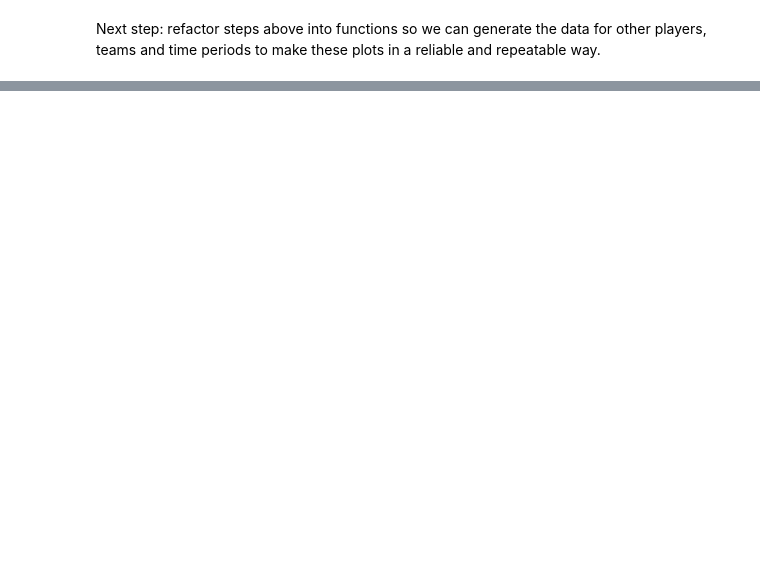
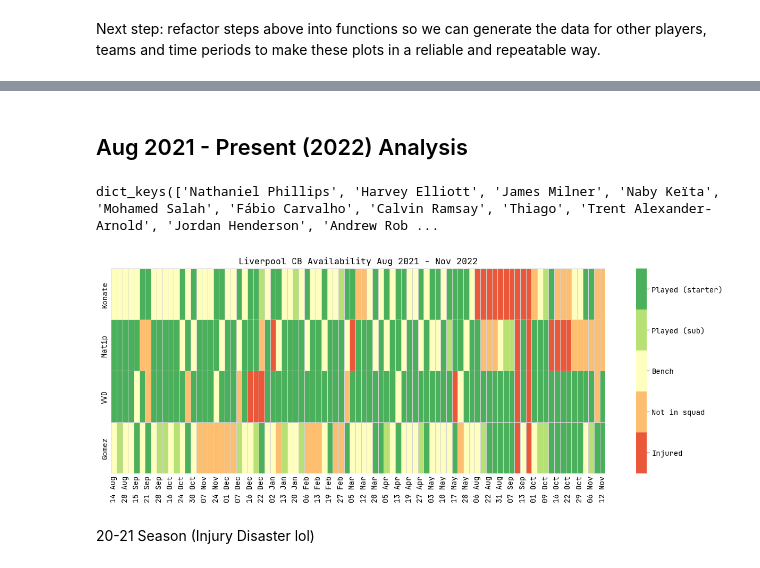
Before and after one commit to ismailmo1/football-data-viz, a Jupyter notebook: lpool-cb-injuries/konate-injuries.ipynb, the cells around one changed output, grey strips where cells are left out. Drawn from its saved outputs; the diff is of its cells as text; code cells hidden in the pictures; blank space fills up the shorter version.

Commit message:
added team and position analysis

```diff
--- a/lpool-cb-injuries/konate-injuries.ipynb
+++ b/lpool-cb-injuries/konate-injuries.ipynb
@@ -239,0 +342,49 @@ Next step: refactor steps above into functions so we can generate the data for o
+# %% [markdown]
+## Aug 2021 - Present (2022) Analysis
+# %%
+lpool_url = get_prem_club_list()['Liverpool FC']
+lpool_players = get_player_list(lpool_url)
+lpool_players.keys()
+# %% [output]
+dict_keys(['Nathaniel Phillips', 'Harvey Elliott', 'James Milner', 'Naby Keïta', 'Mohamed Salah', 'Fábio Carvalho', 'Calvin Ramsay', 'Thiago', 'Trent Alexander-Arnold', 'Jordan Henderson', 'Andrew Rob ...
+# %%
+matip_url = "https://www.transfermarkt.com" + lpool_players['Joel Matip']
+konate_url = "https://www.transfermarkt.com" + lpool_players['Ibrahima Konaté']
+gomez_url = "https://www.transfermarkt.com" + lpool_players['Joe Gomez']
+vvd_url = "https://www.transfermarkt.com" + lpool_players['Virgil van Dijk']
+
+matip_avail_df = pd.concat([get_player_availability(matip_url+ "/saison/2021/plus/1"),get_player_availability(matip_url+ "/saison/2022/plus/1")], axis=1)
+konate_avail_df = pd.concat([get_player_availability(konate_url+ "/saison/2021/plus/1"),get_player_availability(konate_url+ "/saison/2022/plus/1")], axis=1)
+gomez_avail_df = pd.concat([get_player_availability(gomez_url+ "/saison/2021/plus/1"),get_player_availability(gomez_url+ "/saison/2022/plus/1")], axis=1)
+vvd_avail_df = pd.concat([get_player_availability(vvd_url+ "/saison/2021/plus/1"),get_player_availability(vvd_url+ "/saison/2022/plus/1")], axis=1)
+
+availability_df = pd.concat([konate_avail_df, matip_avail_df, vvd_avail_df, gomez_avail_df])
+availability_df.dropna(axis=1, inplace=True)
+availability_df.rename({'ibrahima-konate':'Konate', 'joel-matip':'Matip', 'virgil-van-dijk':'VVD', 'joe-gomez':'Gomez'}, inplace=True)
+availability_df.columns = pd.to_datetime(availability_df.columns)
+# %%
+import matplotlib
+matplotlib.rcParams['font.family'] = 'JetBrains Mono'
+
+fig,ax = plt.subplots(figsize=(15,5))
+availability_levels = availability_df
+num_levels = len(availability_levels_map)
+plot = sns.heatmap(availability_df, ax=ax, cmap=sns.color_palette("RdYlGn",num_levels),linewidths=0.5, linecolor='lightgray')
+colorbar = plot.collections[0].colorbar
+total_bar_height = colorbar.vmax - colorbar.vmin
+lvl_bar_height = total_bar_height/num_levels
+
+
+colorbar.set_ticks([colorbar.vmin + (lvl_bar_height * (0.5 + i)) for i in range(num_levels)])
+colorbar.set_ticklabels([*availability_levels_map.keys()])
+
+axs_fmtd = [pd.to_datetime(l.get_text()).date().strftime("%d %b") for l in ax.get_xticklabels()]
+_ = ax.set_xticklabels(axs_fmtd)
+_ = ax.set_xlabel("")
+_ = ax.set_title("Liverpool CB Availability Aug 2021 - Nov 2022")
+_ = ax.tick_params(length=0)
+# _ = plt.gcf().text(0.8, 0, "ismailmo.com", fontsize=12, fontdict={'color':  'blue'} )
+# %% [output]
+[figure, added]
+# %% [markdown]
+20-21 Season (Injury Disaster lol)
```
Also changed, not shown: parts of 41 cells of this notebook, 4 other files.
